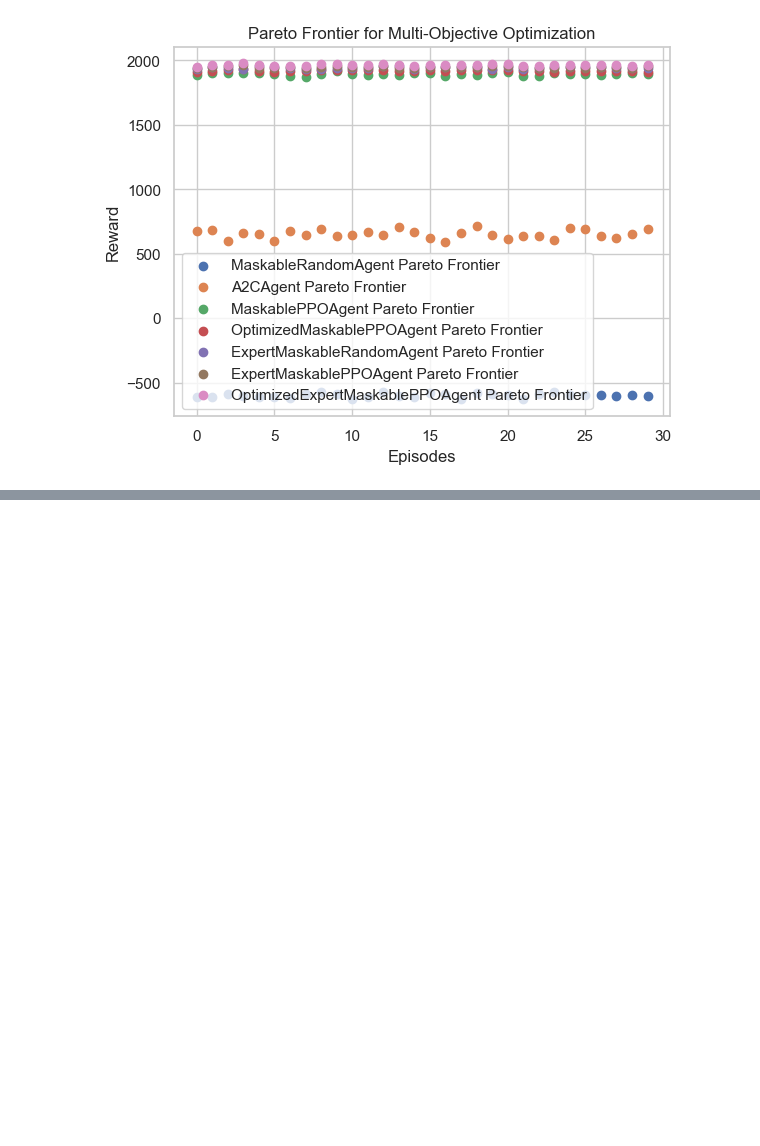
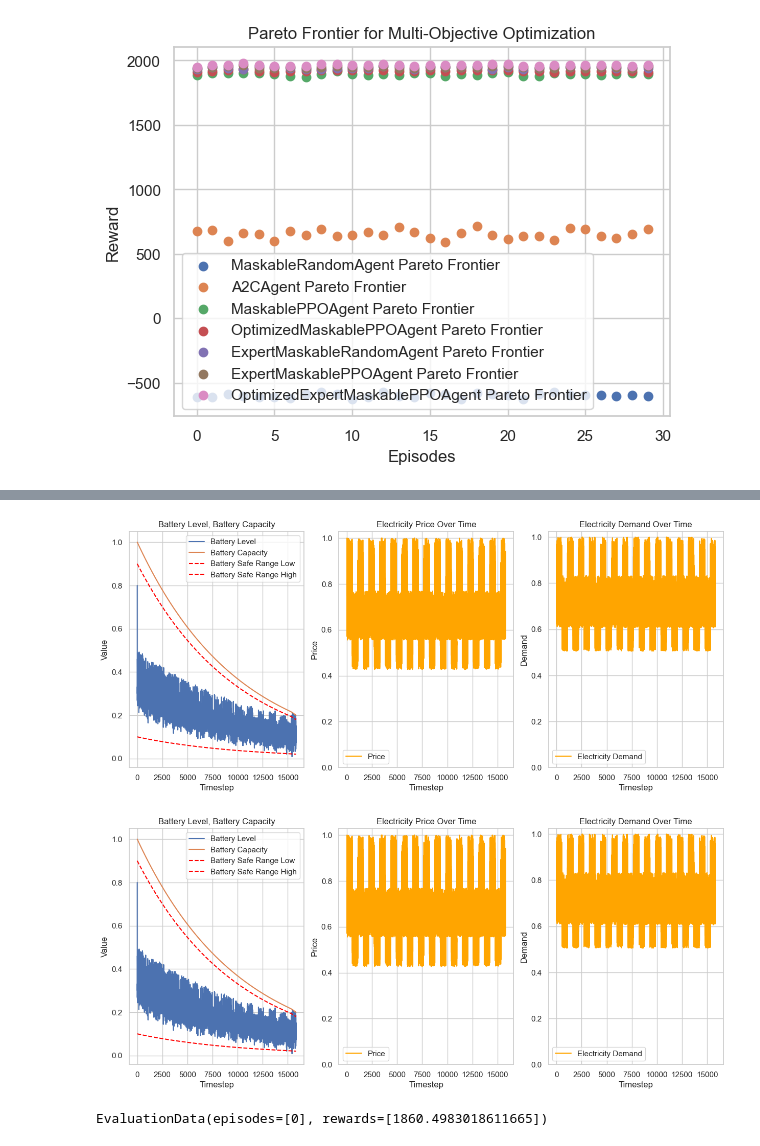
Before and after one commit to techofer/02360018_final_project, a Jupyter notebook: nbs/15_evaluation.ipynb, the cells around one changed output, grey strips where cells are left out. Saved outputs shown, nothing was run; the diff lists cells and outputs as text; code cells hidden in the pictures; blank space fills up the shorter version.

```diff
--- a/nbs/15_evaluation.ipynb
+++ b/nbs/15_evaluation.ipynb
@@ -206,0 +233,9 @@ plot_all_metrics(evaluation_data_per_agent)
+# %%
+# | hide
+maskable_ppo_agent = MaskablePPOAgent()
+maskable_ppo_agent.load_model(Path("../trained_models/MaskablePPOAgent.model"))
+maskable_ppo_agent.evaluate(render=True)
+# %% [output]
+[figure, added]
+[figure, added]
+EvaluationData(episodes=[0], rewards=[1860.4983018611665])
```
Also changed, not shown: parts of 8 cells of this notebook, 3 other files.
